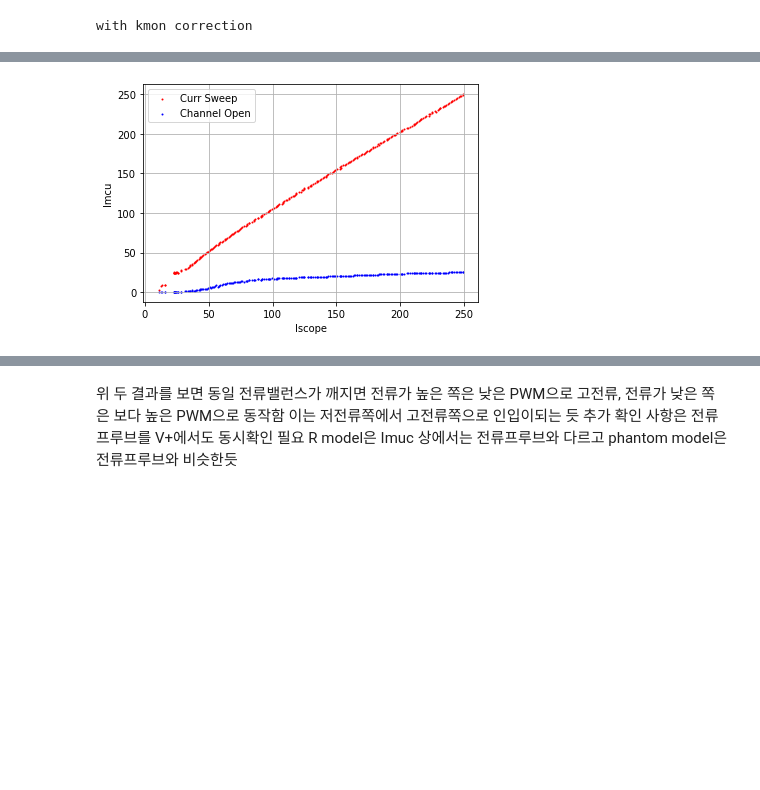
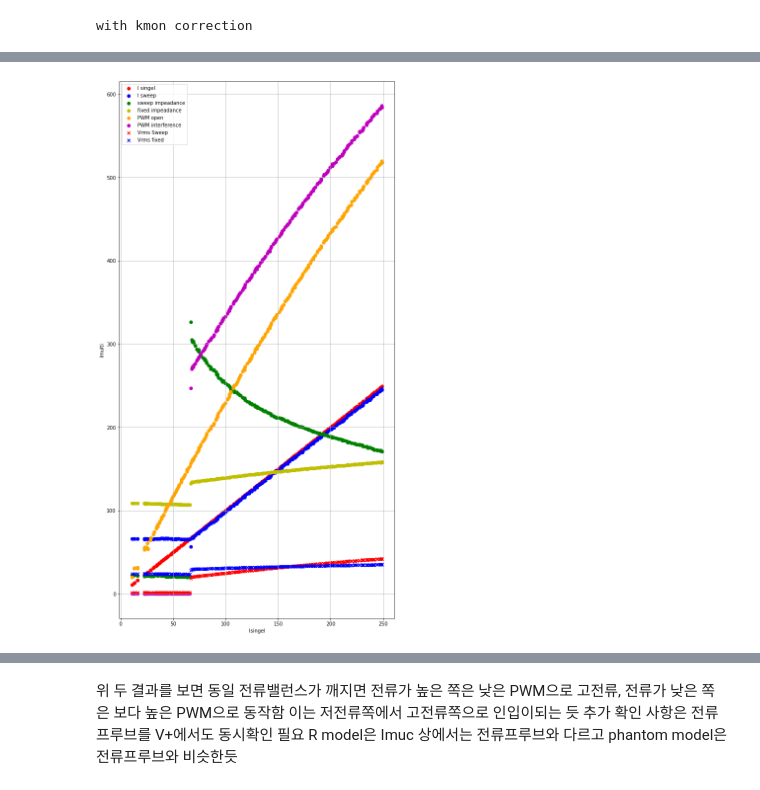
Before and after one commit to cswnote/sinewave_analyze, a Jupyter notebook: edit_columns.ipynb, the cells around one changed output, grey strips where cells are left out. Saved outputs shown, nothing was run; the diff lists cells and outputs as text; code cells hidden in the pictures; blank space fills up the shorter version.

```diff
--- a/edit_columns.ipynb
+++ b/edit_columns.ipynb
@@ -46,10 +46,6 @@ df_ch4 = pd.read_excel(path_summary + files[1], sheet[0])
 # %%
 df_all_dict = {'df_ch3': df_ch3, 'df_ch4': df_ch4}
 # %%
+# # 300ohm, channel간 150ohm으로 측정한 값 분리
 df_all_dict['df_ch3_300'] = df_ch3.iloc[15:41, :]
-df_all_dict['df_ch4_300'] = df_ch3.iloc[15:41, :]
+df_all_dict['df_ch4_300'] = df_ch4.iloc[15:41, :]
-# %%
-df_all_dict['df_ch3_curr_sweep_ch4_open'] = df_ch3.iloc[54:305, :]
-df_all_dict['df_ch4_curr_sweep_ch3_open'] = df_ch4.iloc[305:556, :]
-df_all_dict['df_ch3_curr_sweep_ch4_220ma'] = df_ch3.iloc[556:807, :]
-df_all_dict['df_ch4_curr_sweep_ch3_220ma'] = df_ch4.iloc[807:, :]
@@ -117,14 +140,31 @@ for idx, key in enumerate(df_all_dict.keys()):
-# %%
-x = df_all_dict['df_ch3_curr_sweep_ch4_open']['Irms[mA]']
-y = df_all_dict['df_ch3_curr_sweep_ch4_open']['RF Curr Ch 3']
-y2 = df_all_dict['df_ch3_curr_sweep_ch4_open']['RF Curr Ch 4']
-
-plt.scatter(x[:], y[:], s=1, c='r', label='Curr Sweep')
-plt.scatter(x[:], y2[:], s=1, c='b', label='Channel Open')
-plt.grid()
-plt.xlabel('Iscope')
-plt.ylabel('Imcu')
-plt.legend()
-plt.show()
-# %% [output]
-[figure, removed]
+# %%
+# # channle 3 변경과 channel 4 단락 또는 220mA 고정 값 비교
+x = df_all_dict['df_ch3_ch3_curr_sweep_ch4_open']['Irms[mA]']
+y = df_all_dict['df_ch3_ch3_curr_sweep_ch4_open']['Irms[mA]']
+y2 = df_all_dict['df_ch3_ch3_curr_sweep_ch4_220ma']['Irms[mA]']
+y3 = (df_all_dict['df_ch3_ch3_curr_sweep_ch4_220ma']['Vpeak[V]'] / math.sqrt(2)) / df_all_dict['df_ch3_ch3_curr_sweep_ch4_220ma']['Irms[mA]'] * 1000
+y4 = (df_all_dict['df_ch4_ch3_curr_sweep_ch4_220ma']['Vpeak[V]'] / math.sqrt(2)) / df_all_dict['df_ch4_ch3_curr_sweep_ch4_220ma']['Irms[mA]'] * 1000
+y5 = df_all_dict['df_ch3_ch3_curr_sweep_ch4_open']['CP Pwm Ch 3']
+y6 = df_all_dict['df_ch3_ch3_curr_sweep_ch4_220ma']['CP Pwm Ch 3']
+y7 = (df_all_dict['df_ch3_ch3_curr_sweep_ch4_220ma']['Vpeak[V]'] / math.sqrt(2))
+y8 = (df_all_dict['df_ch4_ch3_curr_sweep_ch4_220ma']['Vpeak[V]'] / math.sqrt(2))
+
+size = 40
+plt.figure(figsize=(10, 20))
+plt.scatter(x[:], y[:], s=size, c='r', label='I singel')
+plt.scatter(x[:], y2[:], s=size, c='b', label='I sweep')
+plt.scatter(x[:], y3[:], s=size, c='g', label='sweep impeadance')
+plt.scatter(x[:], y4[:], s=size, c='y', label='fixed impeadance')
+plt.scatter(x[:], y5[:], s=size, c='orange', label='PWM open')
+plt.scatter(x[:], y6[:], s=size, c='m', label='PWM interference')
+plt.scatter(x[:], y7[:], s=size, c='r', marker='x', label='Vrms Sweep')
+plt.scatter(x[:], y8[:], s=size, c='b', marker='x', label='Vrms fixed')
+
+
+plt.grid()
+plt.xlabel('Isingel')
+plt.ylabel('Imulti')
+plt.legend()
+plt.show()
+# %% [output]
+[figure, added]
```
Also changed, not shown: parts of 14 cells of this notebook, 1 other file.
